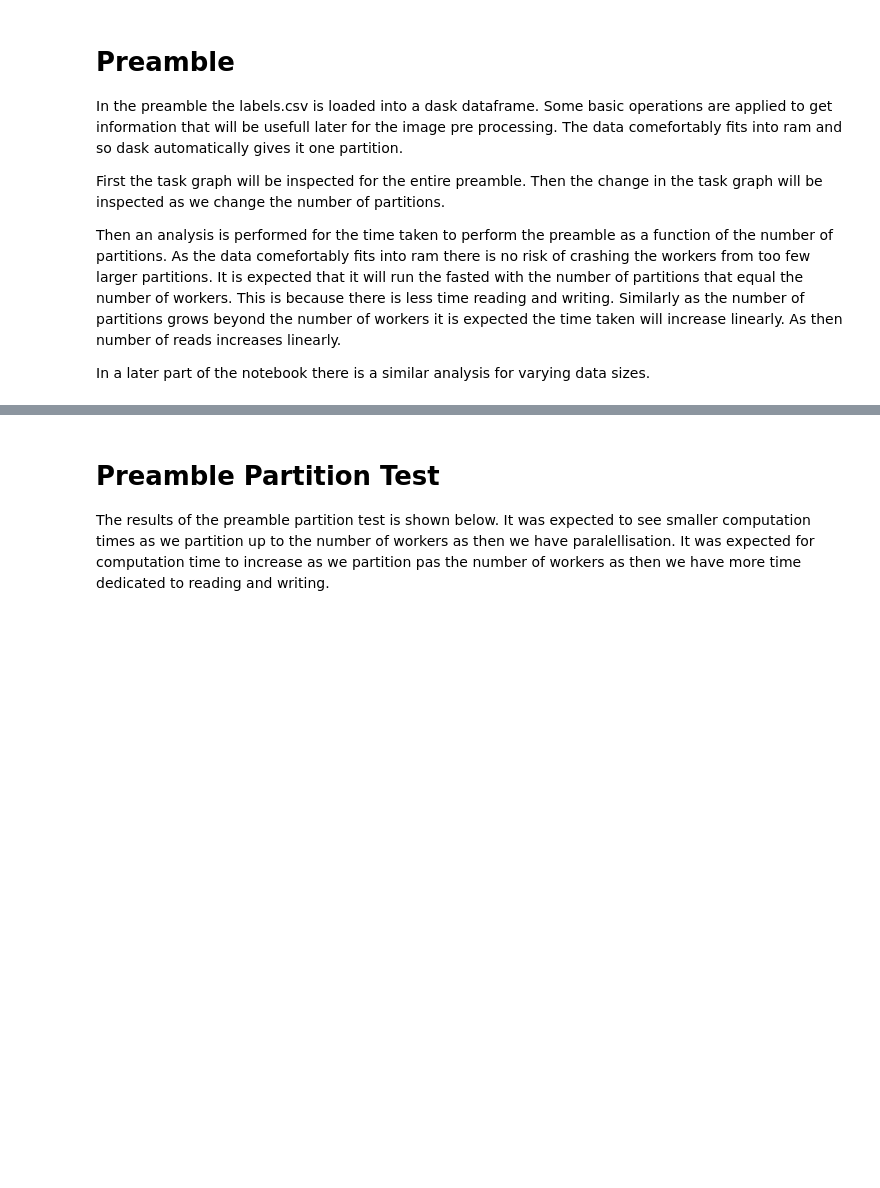
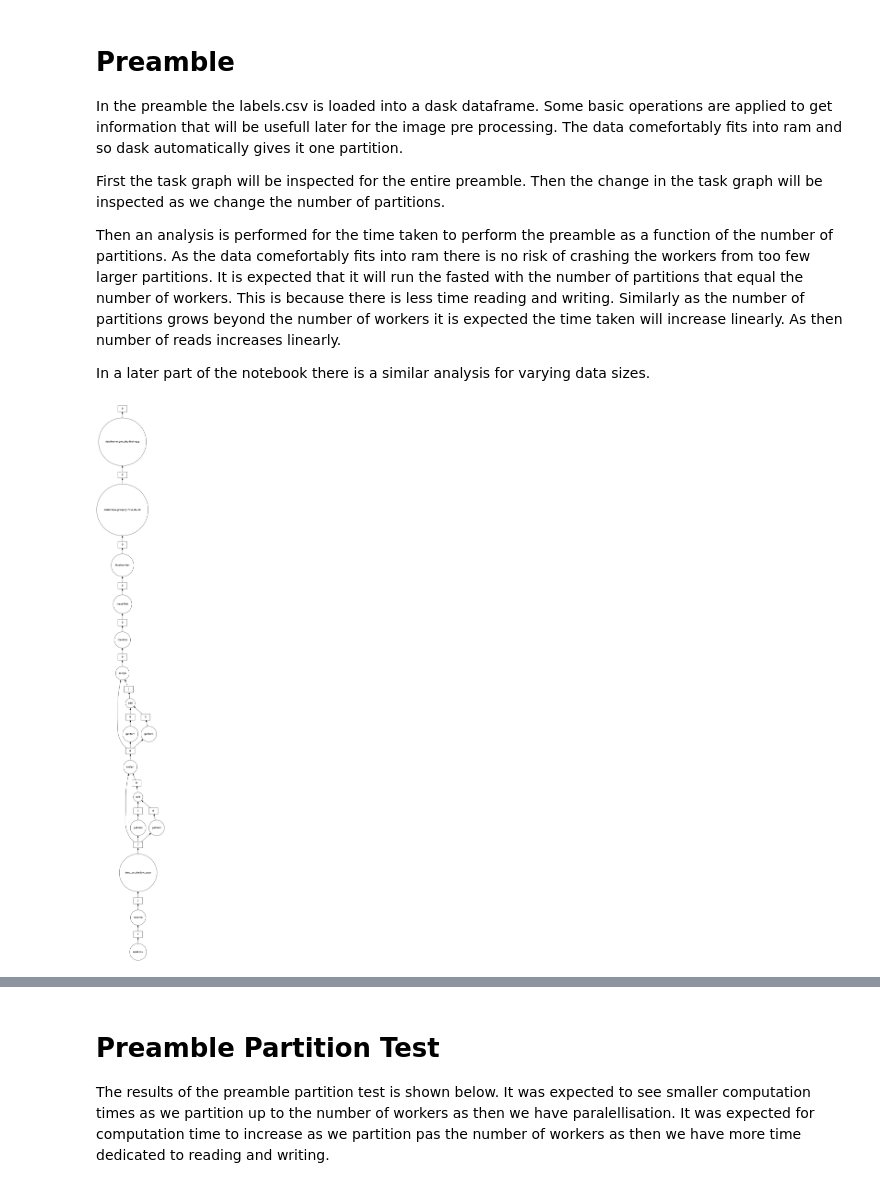
Before and after one commit to DanHarJor/MAPD-B, a Jupyter notebook: dask/notebooks/Daniel_dask_preprocessing.ipynb, the cells around one changed output, grey strips where cells are left out. Saved outputs shown, nothing was run; the diff lists cells and outputs as text; code cells hidden in the pictures; blank space fills up the shorter version.

```diff
--- a/dask/notebooks/Daniel_dask_preprocessing.ipynb
+++ b/dask/notebooks/Daniel_dask_preprocessing.ipynb
@@ -79,12 +80,15 @@ Then an analysis is performed for the time taken to perform the preamble as a fu
 In a later part of the notebook there is a similar analysis for varying data sizes.
 # %%
 def loadData():
-    labels_path = Path('/opt','workspace','data','labels.csv')
-    df = dd.read_csv('/opt/workspace/data/labels.csv')
+    if onCV: labelsPath = Path('~/','daskShared_local','labels.csv')
+    else: labelsPath = Path('/opt','workspace','data','labels.csv')
+    df = dd.read_csv(labelsPath)
     df.columns = ['species', 'box_topleft_x', 'box_topleft_y', 'box_width', 'box_height', 'filename',       'image_width', 'image_height']
     meta = df.head(1)
     return df, meta
+
 df, meta = loadData()
+
 def preamble(df, meta, persist=False):
     df = df.drop(columns='species')
     meta = meta.drop(columns = 'species')
@@ -102,35 +106,38 @@ def preamble(df, meta, persist=False):
     meta['max_box_dim'] = 1
     df = df.map_partitions(maxdim, meta = meta)
 
     # adding paths for easier file reading
     def makePath(partition):
         def makePath2(row):
-            return Path('/opt','workspace','data','images',row['filename'])
+            if onCV: return Path('daskShared_local','images',row['filename'])
+            else: return Path('/opt','workspace','data','images',row['filename'])
         partition['file_path'] = partition.apply(makePath2, axis = 1)
         return partition
     meta['file_path'] = Path()
     df = df.map_partitions(makePath, meta = meta)
 
     # add a face number (taken fromt he file name) to save the files properly
     def faceNumber(partition):
         def faceNumber2(row):
             filename = row['filename']
             found = re.search('[0-9]+',filename)
             return filename[found.start():found.end()]
 
         partition['face_number'] = partition.apply(faceNumber2, axis = 1)
         return partition
     meta['face_number'] = 'a String'
     df = df.map_partitions(faceNumber, meta = meta)
 
     # getting rid of images with extra faces
     df = df.groupby('filename', sort = False).first()
     meta = meta.drop(columns='filename')
     if persist==True: df = df.persist()
     return df, meta
 
 predf, premeta = preamble(df, meta)
-#predf.visualize()
+predf.visualize()
+# %% [output]
+[figure, added]
 # %%
 predf5 = df
 meta5 = meta
```
Also changed, not shown: parts of 36 cells of this notebook, 3 other files.
